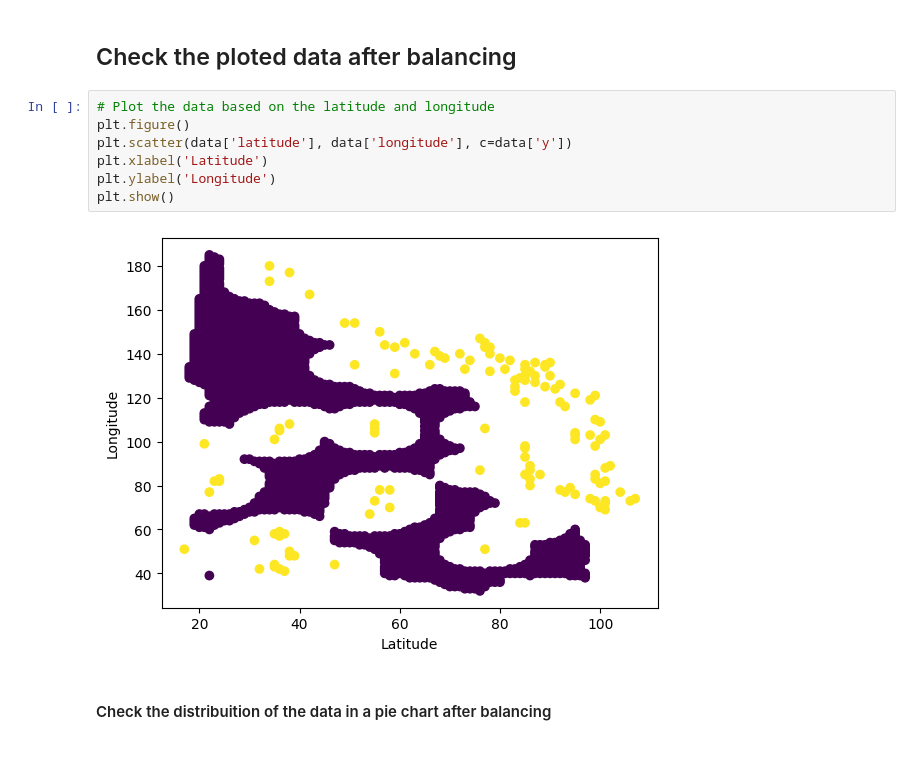
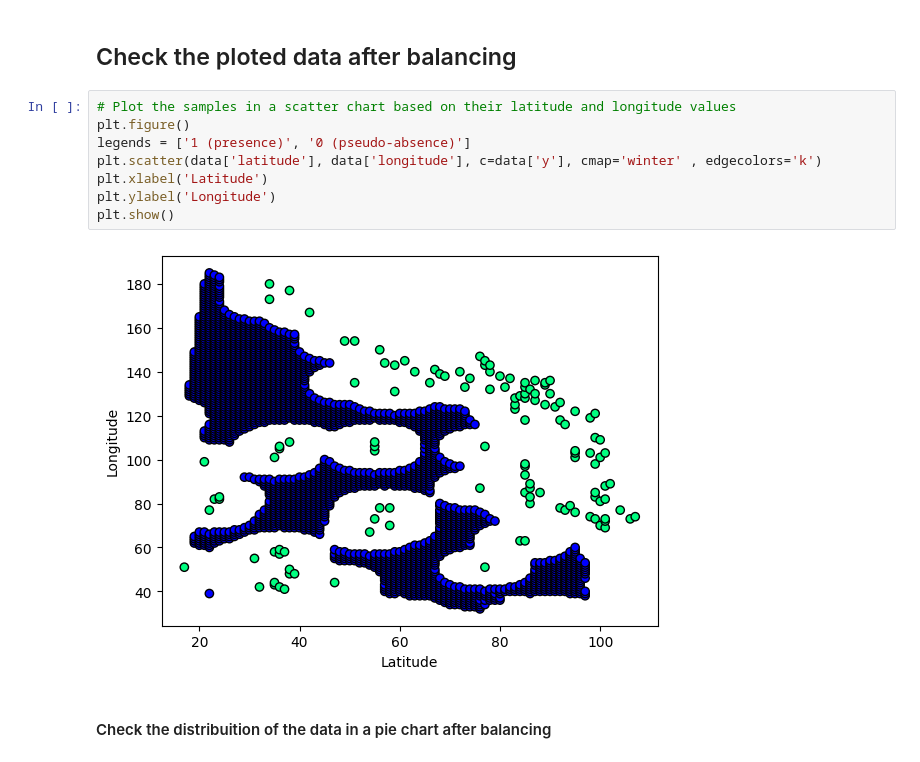
Before and after one commit to angelomorgado/apis-bee-classification, a Jupyter notebook: Projeto_Individual_m12306.ipynb, the cells around one changed output. Drawn from its saved outputs; the diff is of its cells as text.

```diff
--- a/Projeto_Individual_m12306.ipynb
+++ b/Projeto_Individual_m12306.ipynb
@@ -97,14 +90,15 @@ data = pd.concat([data_positives, data_negatives])
 # %% [markdown]
 ## Check the ploted data after balancing
 # %%
-# Plot the data based on the latitude and longitude
+# Plot the samples in a scatter chart based on their latitude and longitude values
 plt.figure()
-plt.scatter(data['latitude'], data['longitude'], c=data['y'])
+legends = ['1 (presence)', '0 (pseudo-absence)']
+plt.scatter(data['latitude'], data['longitude'], c=data['y'], cmap='winter' , edgecolors='k')
 plt.xlabel('Latitude')
 plt.ylabel('Longitude')
 plt.show()
 # %% [output]
-[figure, old version]
+[figure, new version]
 # %% [markdown]
 #### Check the distribuition of the data in a pie chart after balancing
 # %%
```
Also changed, not shown: parts of 16 cells of this notebook, 5 other files.
